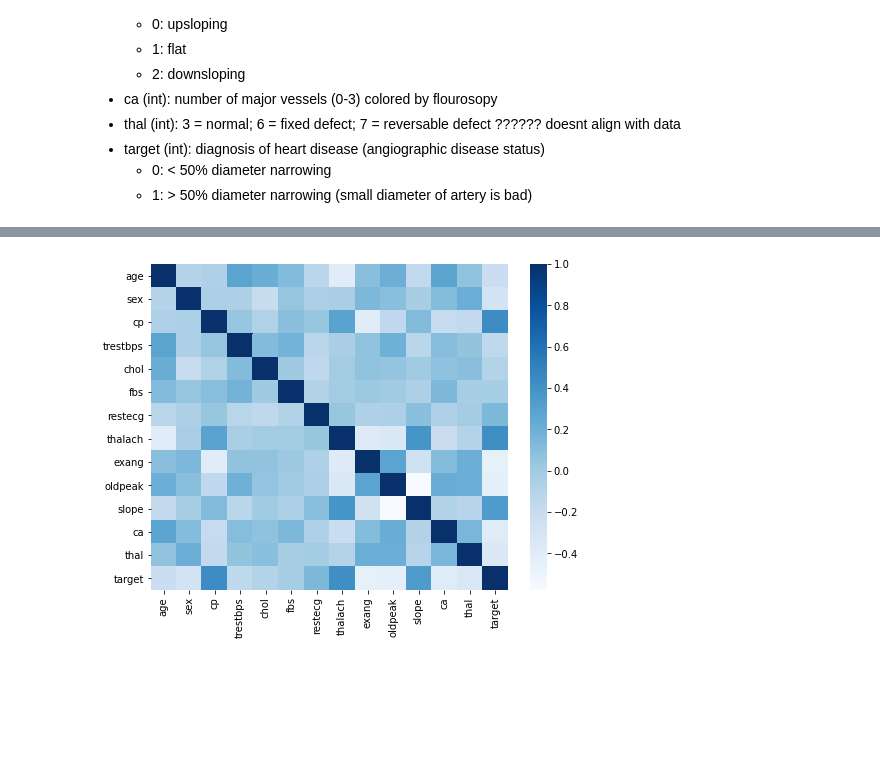
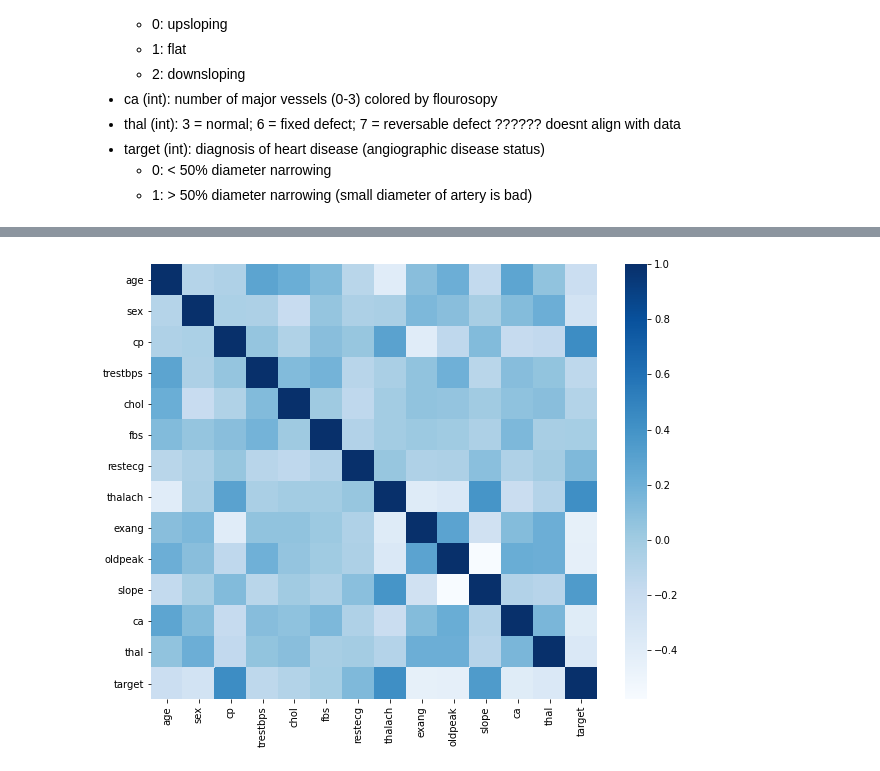
Before and after one commit to NYU-MSDS-Projects/heartdisease-1017, a Jupyter notebook: original_code/JE_FinalProj_SeparateEDA.ipynb, the cells around one changed output, grey strips where cells are left out. Cells and saved outputs as stored; diff of their text form; code cells hidden in the pictures; blank space fills up the shorter version.

```diff
--- a/original_code/JE_FinalProj_SeparateEDA.ipynb
+++ b/original_code/JE_FinalProj_SeparateEDA.ipynb
@@ -70,6 +92,9 @@ sns.pairplot(df)
 # %%
-plt.figure(figsize=(8,6))
+#full correlation matrix
+plt.figure(figsize=(10,8))
 sns.heatmap(df.corr(), cmap='Blues')
 plt.show()
+
+df.corr()
 # %% [output]
-[figure, old version]
+[figure, new version]
```
Also changed, not shown: parts of 9 cells of this notebook, 1 other file.
